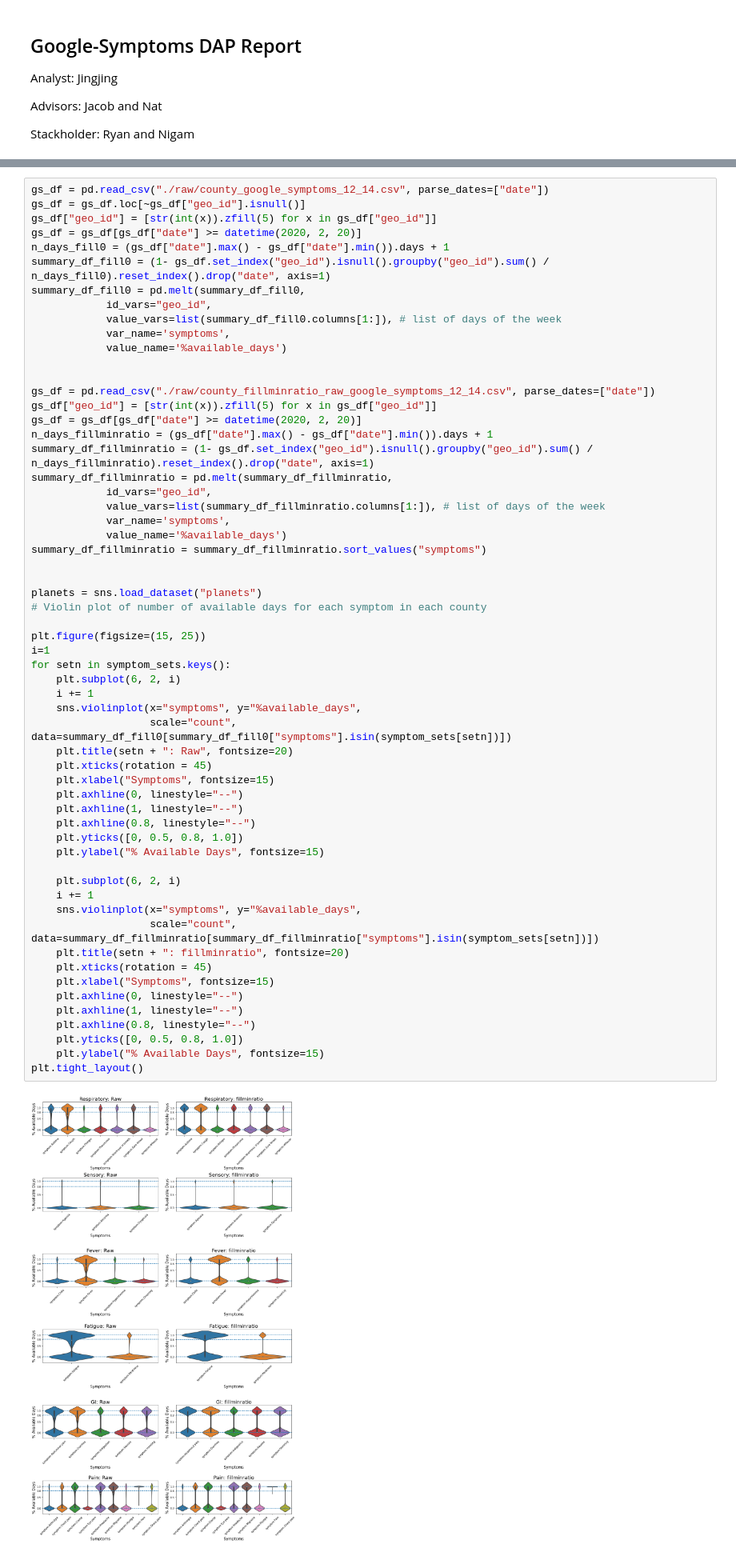
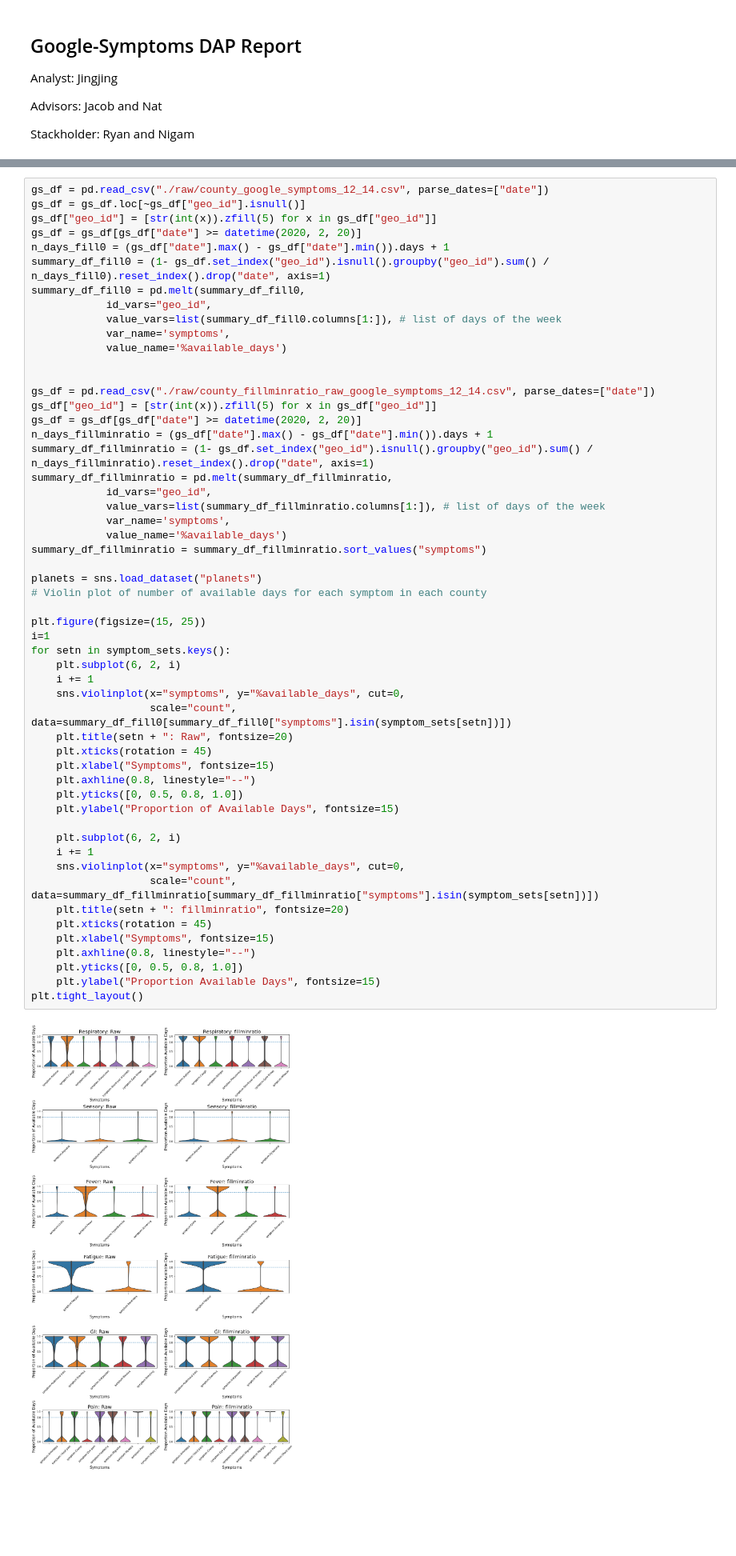
Before and after one commit to cmu-delphi/covidcast-modeling, a Jupyter notebook: google_symptoms_exploration/Google_Symptoms_DAP_Final_Report.ipynb, the cells around one changed output, grey strips where cells are left out. Shown at 80% size. Drawn from its saved outputs; the diff is of its cells as text; blank space fills up the shorter version.

```diff
--- a/google_symptoms_exploration/Google_Symptoms_DAP_Final_Report.ipynb
+++ b/google_symptoms_exploration/Google_Symptoms_DAP_Final_Report.ipynb
@@ -135,43 +137,38 @@ summary_df_fillminratio = pd.melt(summary_df_fillminratio,
             value_vars=list(summary_df_fillminratio.columns[1:]), # list of days of the week
             var_name='symptoms',
             value_name='%available_days')
 summary_df_fillminratio = summary_df_fillminratio.sort_values("symptoms")
 
-
 planets = sns.load_dataset("planets")
 # Violin plot of number of available days for each symptom in each county
 
 plt.figure(figsize=(15, 25))
 i=1
 for setn in symptom_sets.keys():
     plt.subplot(6, 2, i)
     i += 1
-    sns.violinplot(x="symptoms", y="%available_days",
+    sns.violinplot(x="symptoms", y="%available_days", cut=0,
                    scale="count", data=summary_df_fill0[summary_df_fill0["symptoms"].isin(symptom_sets[setn])])
     plt.title(setn + ": Raw", fontsize=20)
     plt.xticks(rotation = 45)
     plt.xlabel("Symptoms", fontsize=15)
-    plt.axhline(0, linestyle="--")
-    plt.axhline(1, linestyle="--")
     plt.axhline(0.8, linestyle="--")
     plt.yticks([0, 0.5, 0.8, 1.0])
-    plt.ylabel("% Available Days", fontsize=15)
+    plt.ylabel("Proportion of Available Days", fontsize=15)
 
     plt.subplot(6, 2, i)
     i += 1
-    sns.violinplot(x="symptoms", y="%available_days",
+    sns.violinplot(x="symptoms", y="%available_days", cut=0,
                    scale="count", data=summary_df_fillminratio[summary_df_fillminratio["symptoms"].isin(symptom_sets[setn])])
     plt.title(setn + ": fillminratio", fontsize=20)
     plt.xticks(rotation = 45)
     plt.xlabel("Symptoms", fontsize=15)
-    plt.axhline(0, linestyle="--")
-    plt.axhline(1, linestyle="--")
     plt.axhline(0.8, linestyle="--")
     plt.yticks([0, 0.5, 0.8, 1.0])
-    plt.ylabel("% Available Days", fontsize=15)
+    plt.ylabel("Proportion Available Days", fontsize=15)
 plt.tight_layout()
 # %% [output]
-[figure, old version]
+[figure, new version]
 # %% [markdown]
 ### Sensorization
 
```
Also changed, not shown: parts of 17 cells of this notebook, 5 other files.
